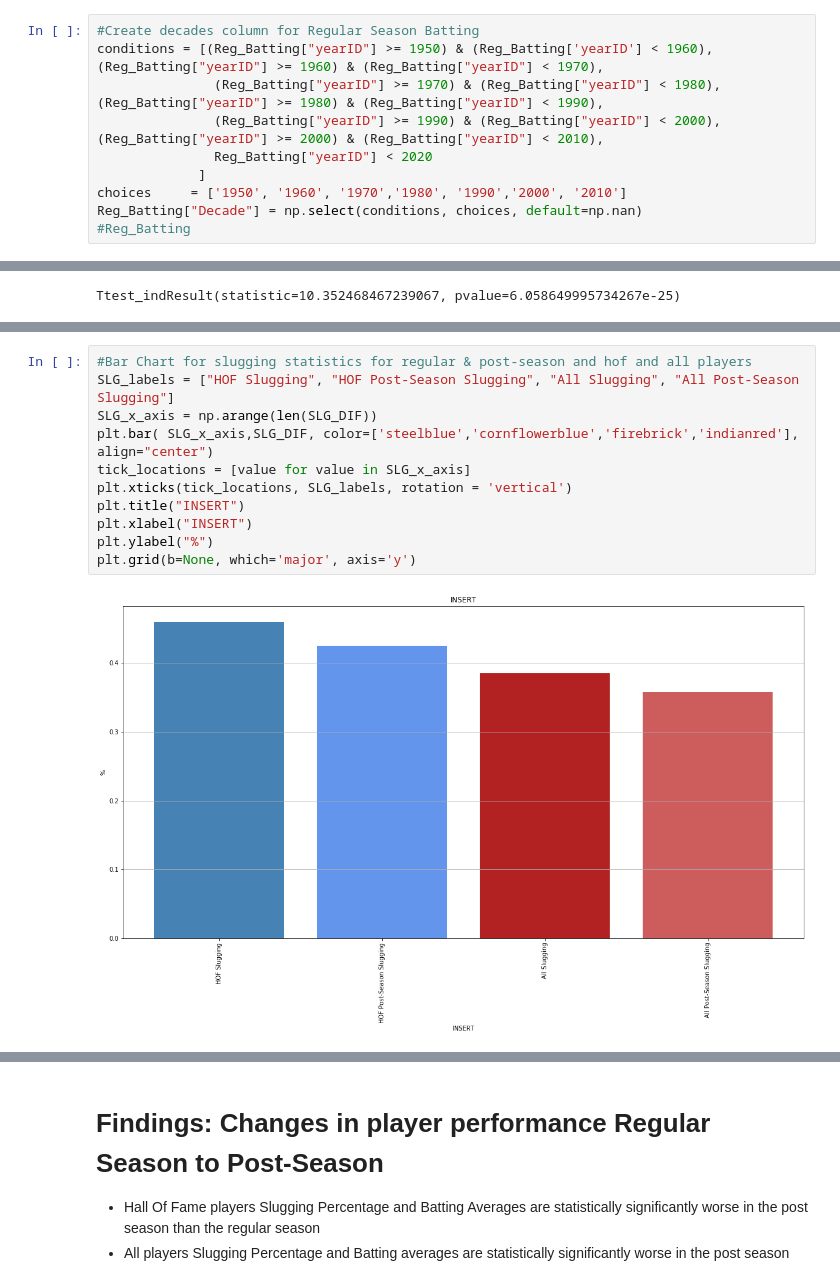
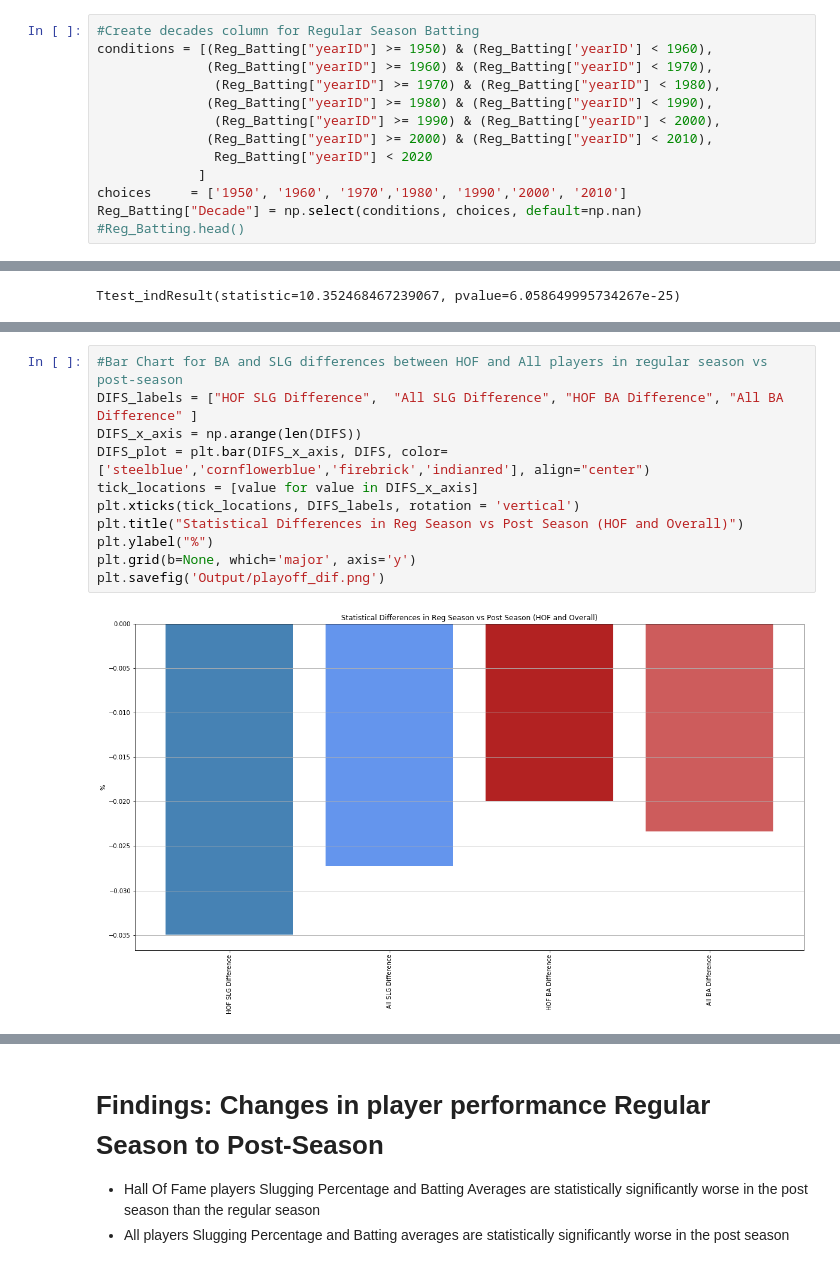
Before and after one commit to BDomogalla/Project1, a Jupyter notebook: data_analysis.ipynb, the cells around one changed output, grey strips where cells are left out. Cells and saved outputs as stored; diff of their text form.

```diff
--- a/data_analysis.ipynb
+++ b/data_analysis.ipynb
@@ -38,14 +20,17 @@ Reg_Batting = Reg_Batting.loc[Reg_Batting['AB'] >= 50]
 # Creating Decades column for each dataset
 # %%
 #Create decades column for Regular Season Batting
-conditions = [(Reg_Batting["yearID"] >= 1950) & (Reg_Batting['yearID'] < 1960), (Reg_Batting["yearID"] >= 1960) & (Reg_Batting["yearID"] < 1970),
-               (Reg_Batting["yearID"] >= 1970) & (Reg_Batting["yearID"] < 1980), (Reg_Batting["yearID"] >= 1980) & (Reg_Batting["yearID"] < 1990),
-               (Reg_Batting["yearID"] >= 1990) & (Reg_Batting["yearID"] < 2000), (Reg_Batting["yearID"] >= 2000) & (Reg_Batting["yearID"] < 2010),
+conditions = [(Reg_Batting["yearID"] >= 1950) & (Reg_Batting['yearID'] < 1960),
+              (Reg_Batting["yearID"] >= 1960) & (Reg_Batting["yearID"] < 1970),
+               (Reg_Batting["yearID"] >= 1970) & (Reg_Batting["yearID"] < 1980),
+              (Reg_Batting["yearID"] >= 1980) & (Reg_Batting["yearID"] < 1990),
+               (Reg_Batting["yearID"] >= 1990) & (Reg_Batting["yearID"] < 2000),
+              (Reg_Batting["yearID"] >= 2000) & (Reg_Batting["yearID"] < 2010),
                Reg_Batting["yearID"] < 2020
              ]
 choices     = ['1950', '1960', '1970','1980', '1990','2000', '2010']
 Reg_Batting["Decade"] = np.select(conditions, choices, default=np.nan)
-#Reg_Batting
+#Reg_Batting.head()
 # %%
 #Create decades column for Hall of Fame regular season batting
 conditions = [(HOF_Batting["yearID"] >= 1950) & (HOF_Batting['yearID'] < 1960), (HOF_Batting["yearID"] >= 1960) & (HOF_Batting["yearID"] < 1970),
@@ -457,13 +423,13 @@ formattedDIFS
 # %%
-#Bar Chart for slugging statistics for regular & post-season and hof and all players
-SLG_labels = ["HOF Slugging", "HOF Post-Season Slugging", "All Slugging", "All Post-Season Slugging"]
-SLG_x_axis = np.arange(len(SLG_DIF))
-plt.bar( SLG_x_axis,SLG_DIF, color=['steelblue','cornflowerblue','firebrick','indianred'], align="center")
-tick_locations = [value for value in SLG_x_axis]
-plt.xticks(tick_locations, SLG_labels, rotation = 'vertical')
-plt.title("INSERT")
-plt.xlabel("INSERT")
+#Bar Chart for BA and SLG differences between HOF and All players in regular season vs post-season
+DIFS_labels = ["HOF SLG Difference",  "All SLG Difference", "HOF BA Difference", "All BA Difference" ]
+DIFS_x_axis = np.arange(len(DIFS))
+DIFS_plot = plt.bar(DIFS_x_axis, DIFS, color=['steelblue','cornflowerblue','firebrick','indianred'], align="center")
+tick_locations = [value for value in DIFS_x_axis]
+plt.xticks(tick_locations, DIFS_labels, rotation = 'vertical')
+plt.title("Statistical Differences in Reg Season vs Post Season (HOF and Overall)")
 plt.ylabel("%")
 plt.grid(b=None, which='major', axis='y')
+plt.savefig('Output/playoff_dif.png')
 # %% [output]
-[figure, old version]
+[figure, new version]
```
Also changed, not shown: parts of 25 cells of this notebook.
